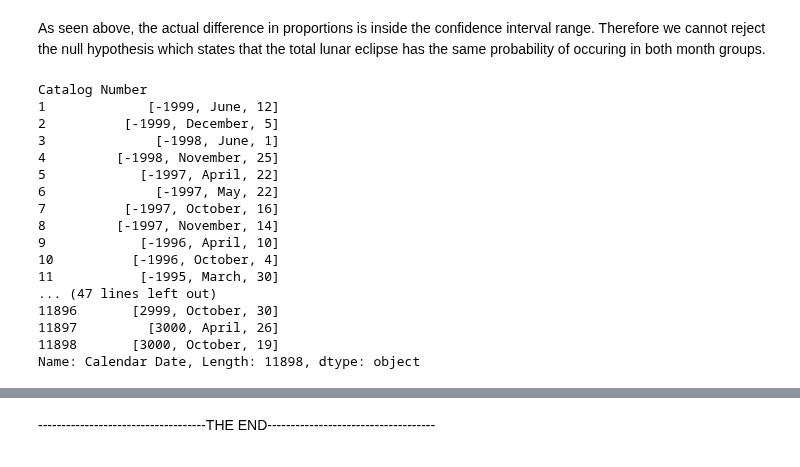
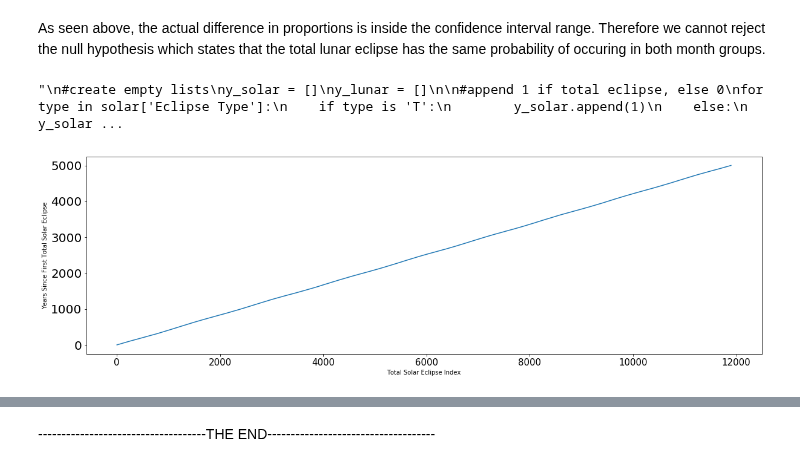
Before and after one commit to rachelraikar/Capstone1-Eclipses, a Jupyter notebook: Solar-and-Lunar-Eclipse-Capstone.ipynb, the cells around one changed output, grey strips where cells are left out. Saved outputs shown, nothing was run; the diff lists cells and outputs as text; code cells hidden in the pictures.

```diff
--- a/Solar-and-Lunar-Eclipse-Capstone.ipynb
+++ b/Solar-and-Lunar-Eclipse-Capstone.ipynb
@@ -591,6 +610,7 @@ plt.show()
 # %% [markdown]
 As seen above, the actual difference in proportions is inside the confidence interval range. Therefore we cannot reject the null hypothesis which states that the total lunar eclipse has the same probability of occuring in both month groups.
 # %%
+'''
 #create empty lists
 y_solar = []
 y_lunar = []
@@ -611,21 +631,36 @@ def days_from_initial(current_date):
     current_day = current_date[2]
 
     if current_year > beginning_date[0]:
+'''
 # %% [output]
-Catalog Number
-1             [-1999, June, 12]
-2          [-1999, December, 5]
-3              [-1998, June, 1]
-4         [-1998, November, 25]
-5            [-1997, April, 22]
-6              [-1997, May, 22]
-7          [-1997, October, 16]
-8         [-1997, November, 14]
-9            [-1996, April, 10]
-10          [-1996, October, 4]
-11           [-1995, March, 30]
-... (47 lines left out)
-11896       [2999, October, 30]
-11897         [3000, April, 26]
-11898       [3000, October, 19]
-Name: Calendar Date, Length: 11898, dtype: object
+"\n#create empty lists\ny_solar = []\ny_lunar = []\n\n#append 1 if total eclipse, else 0\nfor type in solar['Eclipse Type']:\n    if type is 'T':\n        y_solar.append(1)\n    else:\n        y_solar ...
+# %%
+import datetime
+
+def get_linreg_format(df):
+    x = []
+    y = []
+
+    for index, date in df['Calendar Date'].items():
+        x.append(index)
+        y.append(datetime.datetime.strptime(str(date[0] + 3000) + ' ' + str(date[1]) + ' ' + str(date[2]), '%Y %B %d'))
+
+
+    start_date = y[0]
+    for index in range(len(y)):
+        temp = y[index] - start_date
+        y[index] = float(temp.days/365)
+    #print(x[:100])
+    #print(y[:100])
+    x = np.asarray(x)
+    y = np.asarray(y)
+    return x, y
+
+x_solar, y_solar = get_linreg_format(solar)
+# %%
+_ = plt.plot(x_solar, y_solar)
+_ = plt.xlabel('Total Solar Eclipse Index')
+_ = plt.ylabel('Years Since First Total Solar Eclipse')
+_ = plt.show()
+# %% [output]
+[figure, added]
```
Also changed, not shown: parts of 8 cells of this notebook.
